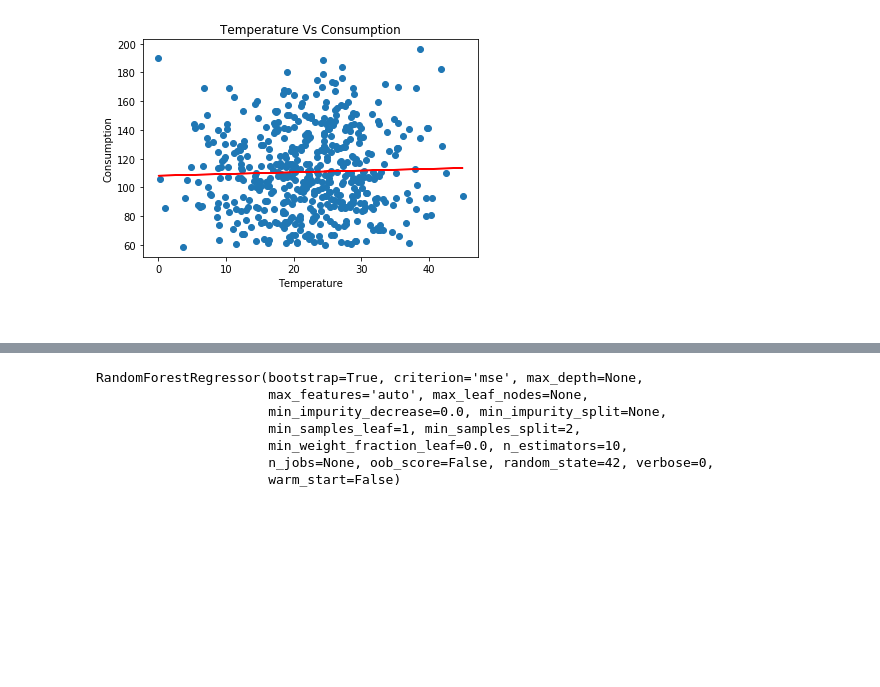
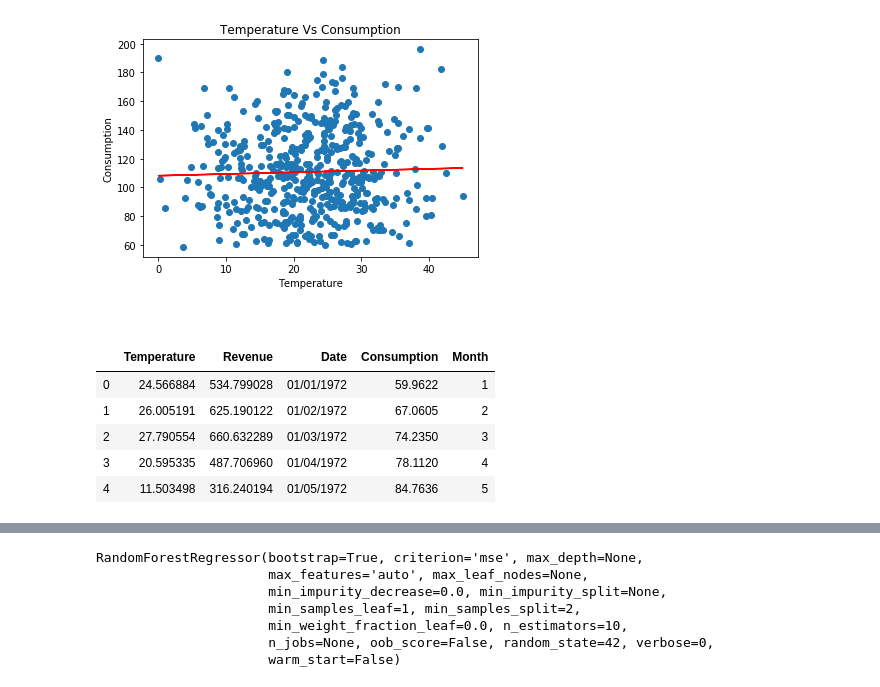
Before and after one commit to shwam25/ML_Project, a Jupyter notebook: Project.ipynb, the cells around one changed output, grey strips where cells are left out. Saved outputs shown, nothing was run; the diff lists cells and outputs as text; code cells hidden in the pictures; blank space fills up the shorter version.

```diff
--- a/Project.ipynb
+++ b/Project.ipynb
@@ -89,3 +92,13 @@ plt.title("Temperature Vs Consumption")
 plt.show()
 # %% [output]
 [figure]
+# %%
+final_data['Month']=final_data['Date'].str.split('/').str[1].astype(int)
+final_data.head()
+# %% [output]
+|  | Temperature | Revenue | Date | Consumption | Month |
+| 0 | 24.566884 | 534.799028 | 01/01/1972 | 59.9622 | 1 |
+| 1 | 26.005191 | 625.190122 | 01/02/1972 | 67.0605 | 2 |
+| 2 | 27.790554 | 660.632289 | 01/03/1972 | 74.2350 | 3 |
+| 3 | 20.595335 | 487.706960 | 01/04/1972 | 78.1120 | 4 |
+| 4 | 11.503498 | 316.240194 | 01/05/1972 | 84.7636 | 5 |
```
Also changed, not shown: parts of 14 cells of this notebook.
